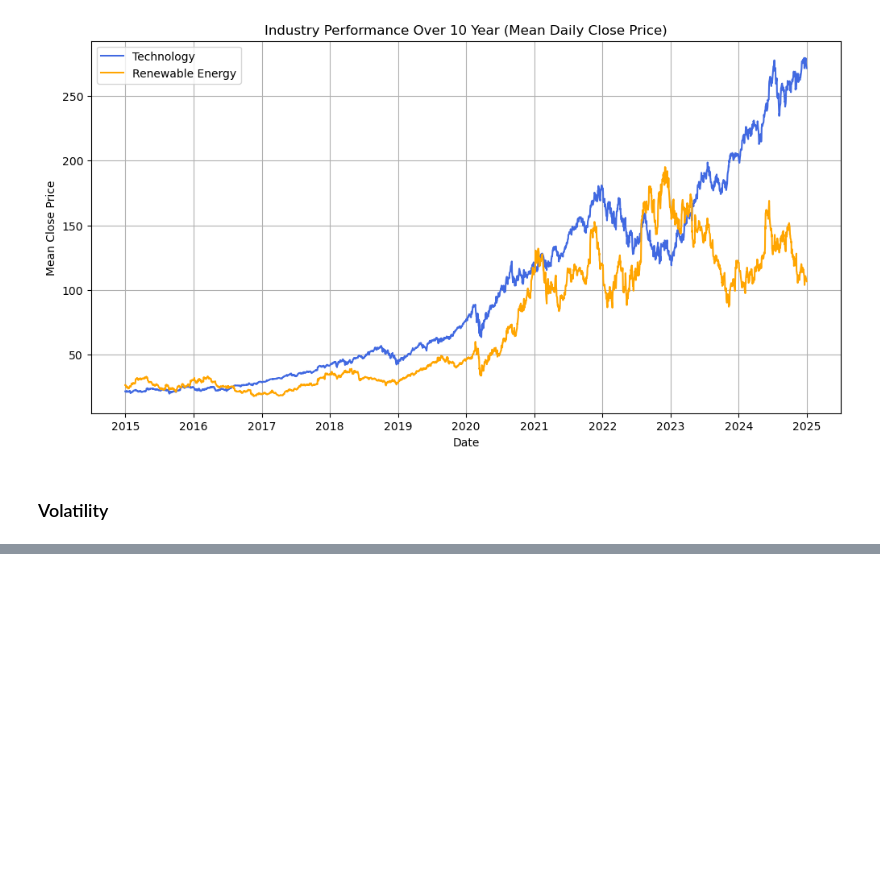
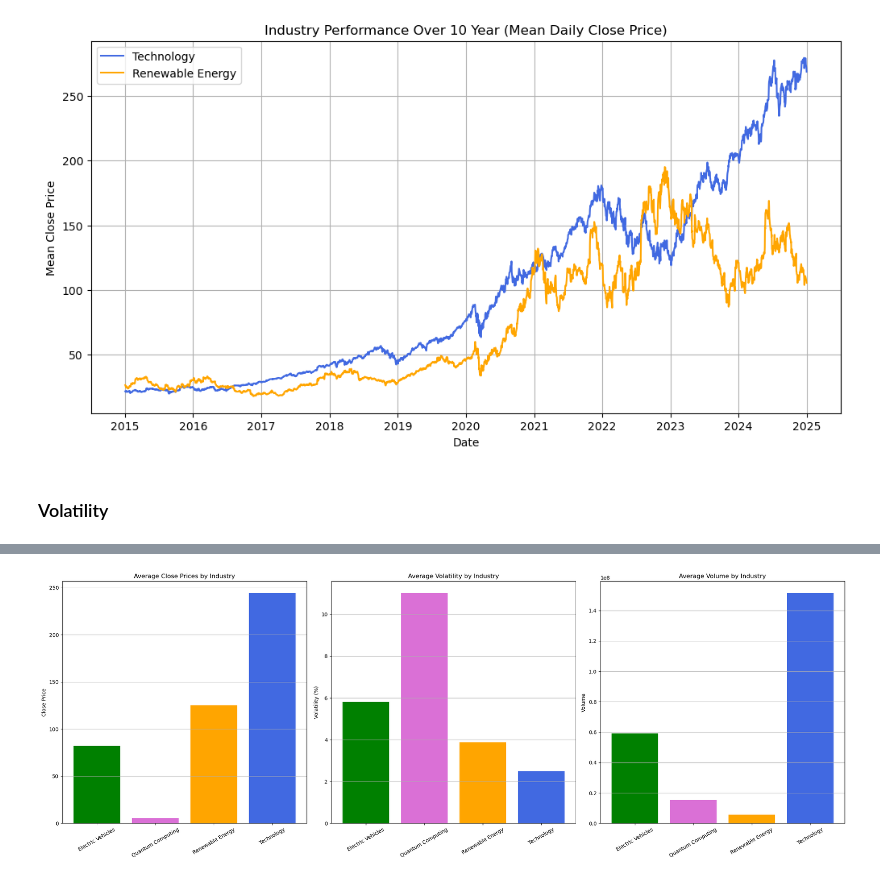
Before and after one commit to Ange-Dvs/PFDA-project, a Jupyter notebook: stocks.ipynb, the cells around one changed output, grey strips where cells are left out. Cells and saved outputs as stored; diff of their text form; code cells hidden in the pictures; blank space fills up the shorter version.

```diff
--- a/stocks.ipynb
+++ b/stocks.ipynb
@@ -483,0 +484,38 @@ plt.show()
+# %%
+
+# getting the average per industry for the close, volatility and volume data for the 1y df
+industry_avg = industry_dataframes['1y'].groupby('Industry')[['Close', 'Volatility', 'Volume']].mean()
+
+# creating a suplot to show the values per industry
+plt.figure(figsize=(22,8)) # setting the size of the overall image to increase readability
+
+plt.subplot(1, 3, 1) # first looking at the close values across the industries
+plt.bar(industry_avg.index, industry_avg['Close'], # using the index for industry_avg as the bases for the x axis and the labels
+        color=[colours.get(ind) for ind in industry_avg.index] ) # using the industry names in the index for the grouped values to find the correct colour and assign it
+plt.title('Average Close Prices by Industry')
+plt.xticks(rotation=30) # rotating the x labels so they are not overlapping
+plt.ylabel('Close Price')
+plt.grid(visible=True, which='major', axis='y') # adding lines on the y axis to help readability
+
+# next the process is repeated for the volatility and volume data per indusrty and plotted
+
+plt.subplot(1, 3, 2)
+plt.bar(industry_avg.index, industry_avg['Volatility'],
+        color=[colours.get(ind) for ind in industry_avg.index])
+plt.title('Average Volatility by Industry')
+plt.xticks(rotation=30)
+plt.ylabel('Volatility (%)')
+plt.grid(visible=True, which='major', axis='y')
+
+plt.subplot(1, 3, 3)
+plt.bar(industry_avg.index, industry_avg['Volume'],
+        color=[colours.get(ind) for ind in industry_avg.index])
+plt.title('Average Volume by Industry')
+plt.xticks(rotation=30)
+plt.ylabel('Volume')
+plt.grid(visible=True, which='major', axis='y')
+
+plt.tight_layout()
+plt.show()
+# %% [output]
+[figure, added]
```
Also changed, not shown: parts of 9 cells of this notebook, 4 other files.
